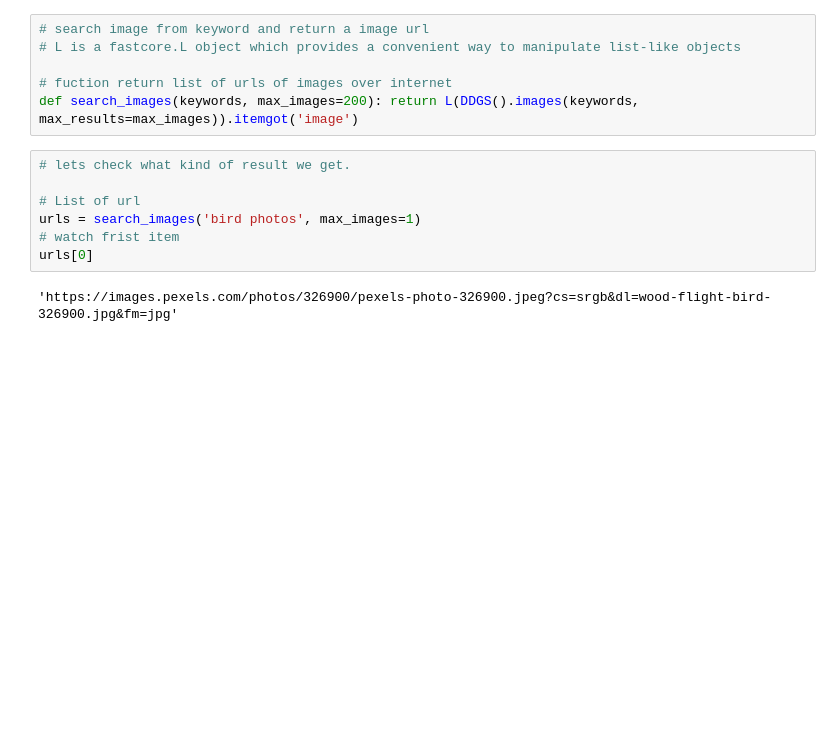
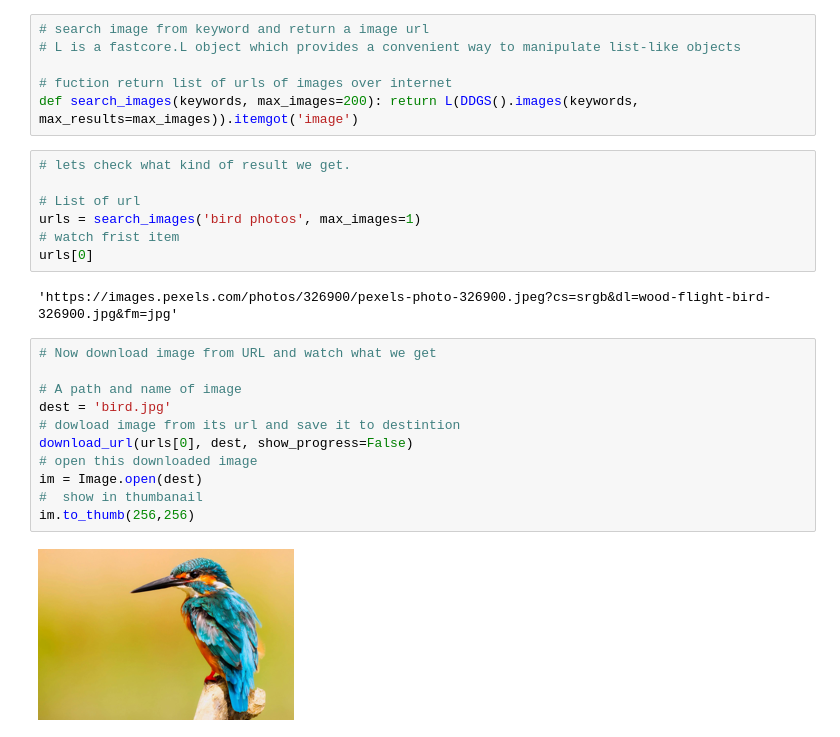
Before and after one commit to adarsh1927/Learning_Deep, a Jupyter notebook: learning_deep.ipynb, the cells around one changed output. Cells and saved outputs as stored; diff of their text form; blank space fills up the shorter version.

Commit message:
Creating a Model to detecting the birds

```diff
--- a/learning_deep.ipynb
+++ b/learning_deep.ipynb
@@ -36,3 +36,16 @@ urls = search_images('bird photos', max_images=1)
 urls[0]
 # %% [output]
 'https://images.pexels.com/photos/326900/pexels-photo-326900.jpeg?cs=srgb&dl=wood-flight-bird-326900.jpg&fm=jpg'
+# %%
+# Now download image from URL and watch what we get
+
+# A path and name of image
+dest = 'bird.jpg'
+# dowload image from its url and save it to destintion
+download_url(urls[0], dest, show_progress=False)
+# open this downloaded image
+im = Image.open(dest)
+#  show in thumbanail
+im.to_thumb(256,256)
+# %% [output]
+[figure, added]
```
